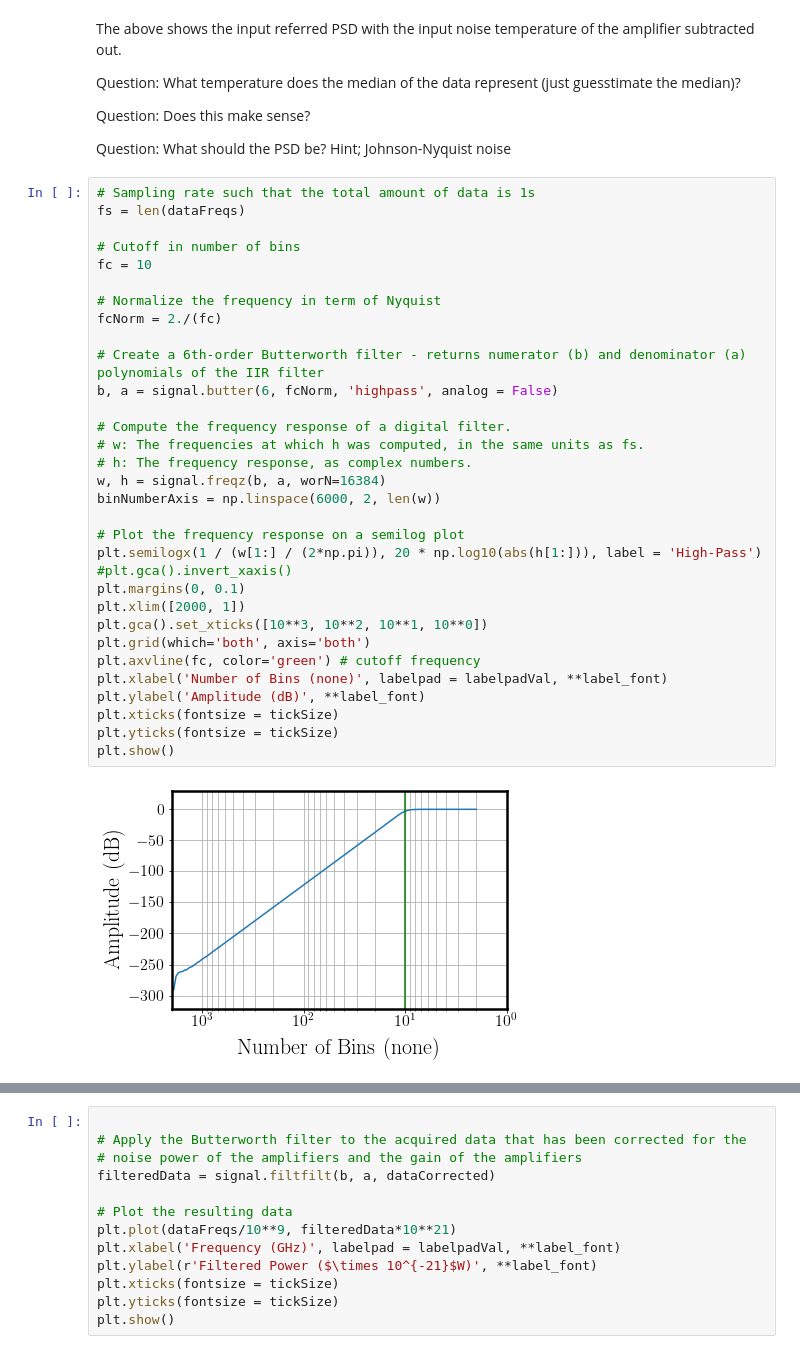
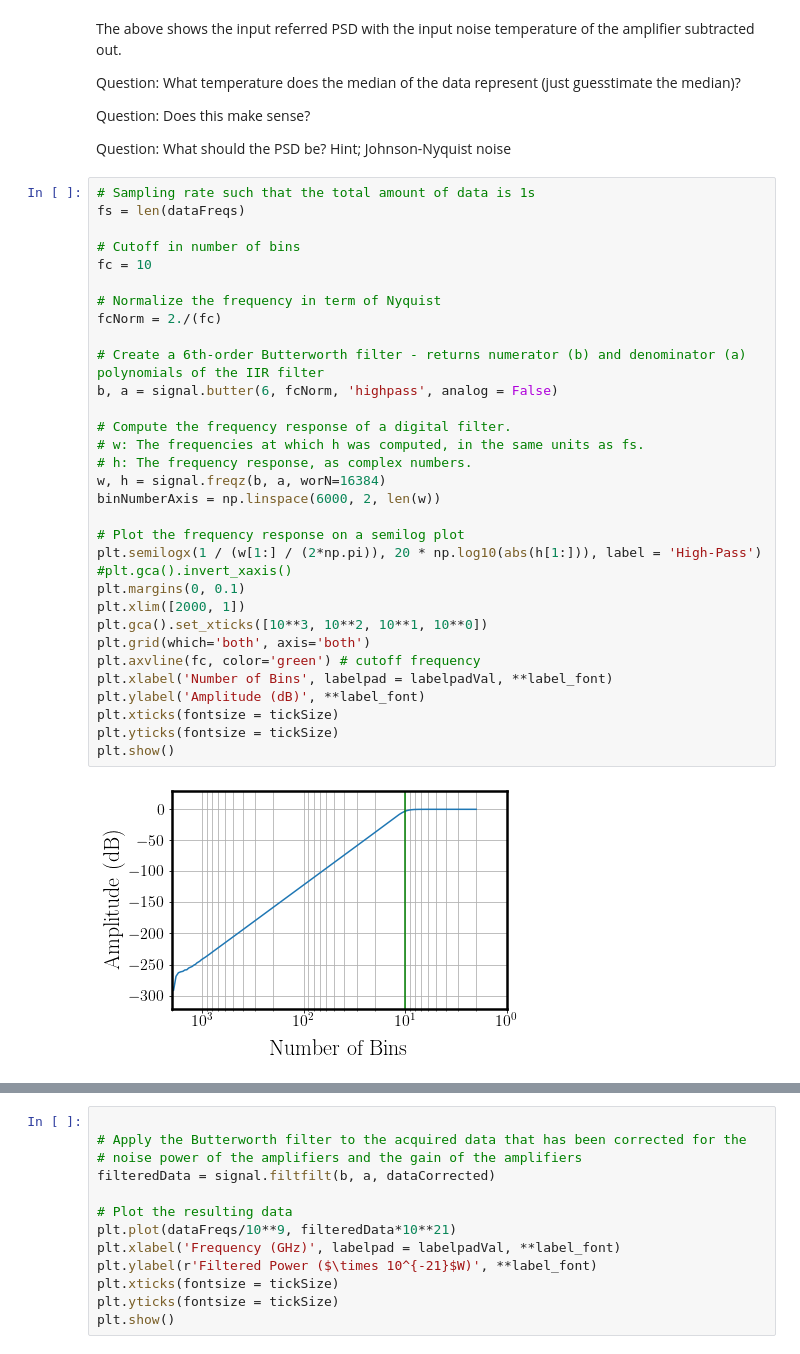
Before and after one commit to josephmlev/darkRadio, a Jupyter notebook: HEPCAT_2022/HEPCAT_Analysis.ipynb, the cells around one changed output, grey strips where cells are left out. Cells and saved outputs as stored; diff of their text form.

```diff
--- a/HEPCAT_2022/HEPCAT_Analysis.ipynb
+++ b/HEPCAT_2022/HEPCAT_Analysis.ipynb
@@ -204,33 +204,33 @@ Question: What should the PSD be? Hint; Johnson-Nyquist noise
 fs = len(dataFreqs)
 
 # Cutoff in number of bins
 fc = 10
 
 # Normalize the frequency in term of Nyquist
 fcNorm = 2./(fc)
 
 # Create a 6th-order Butterworth filter - returns numerator (b) and denominator (a) polynomials of the IIR filter
 b, a = signal.butter(6, fcNorm, 'highpass', analog = False)
 
 # Compute the frequency response of a digital filter.
 # w: The frequencies at which h was computed, in the same units as fs.
 # h: The frequency response, as complex numbers.
 w, h = signal.freqz(b, a, worN=16384)
 binNumberAxis = np.linspace(6000, 2, len(w))
 
 # Plot the frequency response on a semilog plot
 plt.semilogx(1 / (w[1:] / (2*np.pi)), 20 * np.log10(abs(h[1:])), label = 'High-Pass')
 #plt.gca().invert_xaxis()
 plt.margins(0, 0.1)
 plt.xlim([2000, 1])
 plt.gca().set_xticks([10**3, 10**2, 10**1, 10**0])
 plt.grid(which='both', axis='both')
 plt.axvline(fc, color='green') # cutoff frequency
-plt.xlabel('Number of Bins (none)', labelpad = labelpadVal, **label_font)
+plt.xlabel('Number of Bins', labelpad = labelpadVal, **label_font)
 plt.ylabel('Amplitude (dB)', **label_font)
 plt.xticks(fontsize = tickSize)
 plt.yticks(fontsize = tickSize)
 plt.show()
 # %% [output]
-[figure, old version]
+[figure, new version]
 # %% [markdown]
```
Also changed, not shown: parts of 2 cells of this notebook.
